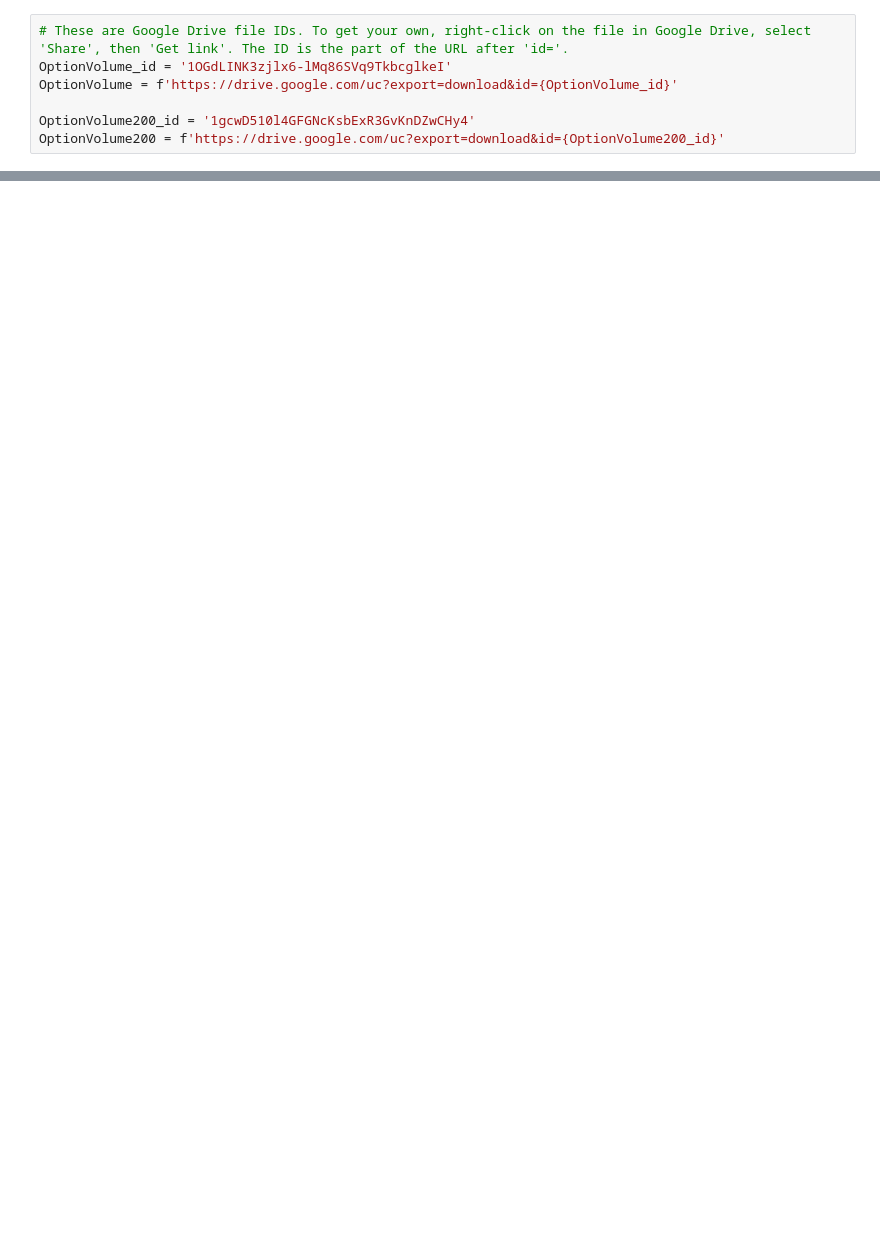
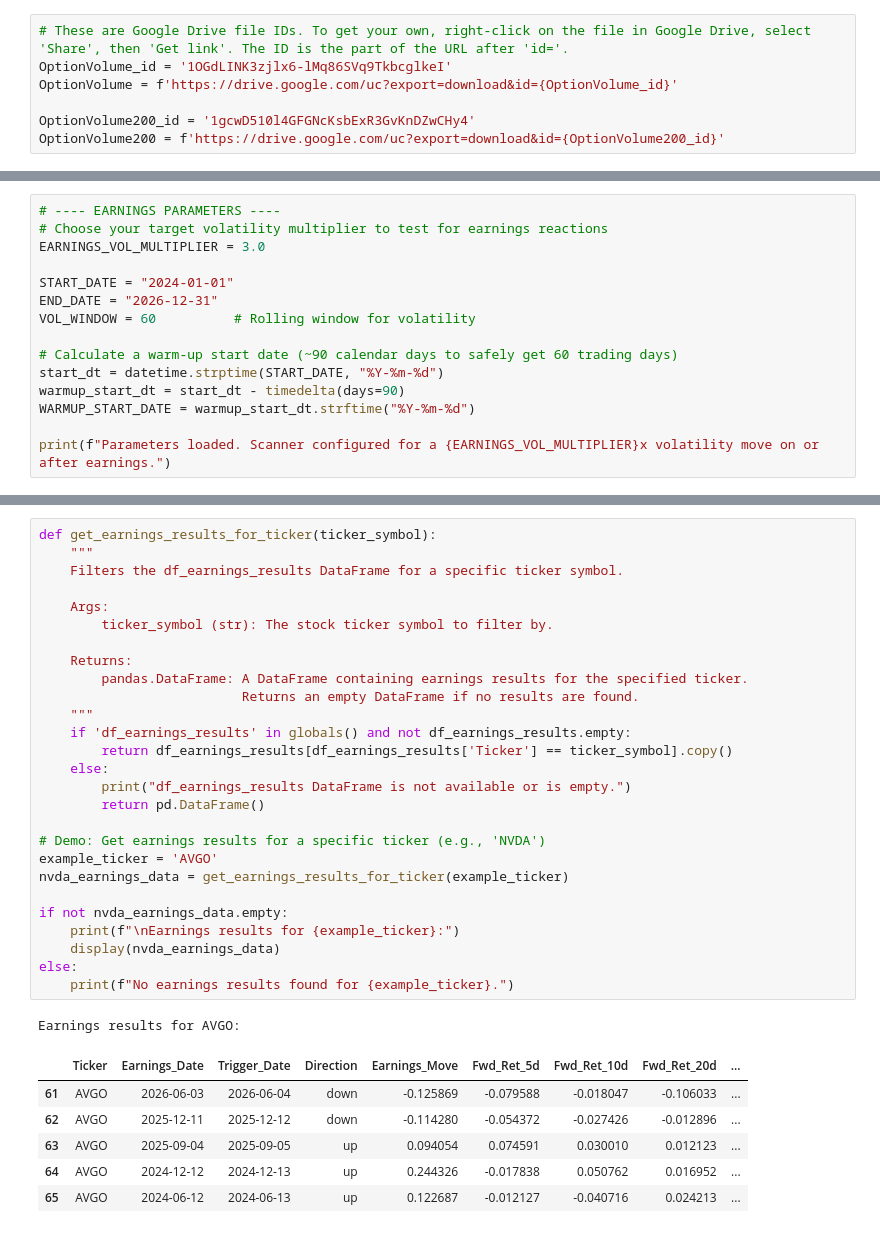
Before and after one commit to jhenningsen/Equity_Analysis, a Jupyter notebook: Breakout/Large_Earnings_Moves.ipynb, the cells around one changed output, grey strips where cells are left out. Cells and saved outputs as stored; diff of their text form; blank space fills up the shorter version.

Commit message:
Rolling back incorrect commit

```diff
--- a/Breakout/Large_Earnings_Moves.ipynb
+++ b/Breakout/Large_Earnings_Moves.ipynb
@@ -330,0 +147,15 @@ up        1              986         26.27%         11.05%          5.27%
+# %%
+# ---- EARNINGS PARAMETERS ----
+# Choose your target volatility multiplier to test for earnings reactions
+EARNINGS_VOL_MULTIPLIER = 3.0
+
+START_DATE = "2024-01-01"
+END_DATE = "2026-12-31"
+VOL_WINDOW = 60          # Rolling window for volatility
+
+# Calculate a warm-up start date (~90 calendar days to safely get 60 trading days)
+start_dt = datetime.strptime(START_DATE, "%Y-%m-%d")
+warmup_start_dt = start_dt - timedelta(days=90)
+WARMUP_START_DATE = warmup_start_dt.strftime("%Y-%m-%d")
+
+print(f"Parameters loaded. Scanner configured for a {EARNINGS_VOL_MULTIPLIER}x volatility move on or after earnings.")
@@ -330,0 +365,35 @@ up        1              986         26.27%         11.05%          5.27%
+# %%
+def get_earnings_results_for_ticker(ticker_symbol):
+    """
+    Filters the df_earnings_results DataFrame for a specific ticker symbol.
+
+    Args:
+        ticker_symbol (str): The stock ticker symbol to filter by.
+
+    Returns:
+        pandas.DataFrame: A DataFrame containing earnings results for the specified ticker.
+                          Returns an empty DataFrame if no results are found.
+    """
+    if 'df_earnings_results' in globals() and not df_earnings_results.empty:
+        return df_earnings_results[df_earnings_results['Ticker'] == ticker_symbol].copy()
+    else:
+        print("df_earnings_results DataFrame is not available or is empty.")
+        return pd.DataFrame()
+
+# Demo: Get earnings results for a specific ticker (e.g., 'NVDA')
+example_ticker = 'AVGO'
+nvda_earnings_data = get_earnings_results_for_ticker(example_ticker)
+
+if not nvda_earnings_data.empty:
+    print(f"\nEarnings results for {example_ticker}:")
+    display(nvda_earnings_data)
+else:
+    print(f"No earnings results found for {example_ticker}.")
+# %% [output]
+Earnings results for AVGO:
+|  | Ticker | Earnings_Date | Trigger_Date | Direction | Earnings_Move | Fwd_Ret_5d | Fwd_Ret_10d | Fwd_Ret_20d | ... |
+| 61 | AVGO | 2026-06-03 | 2026-06-04 | down | -0.125869 | -0.079588 | -0.018047 | -0.106033 | ... |
+| 62 | AVGO | 2025-12-11 | 2025-12-12 | down | -0.114280 | -0.054372 | -0.027426 | -0.012896 | ... |
+| 63 | AVGO | 2025-09-04 | 2025-09-05 | up | 0.094054 | 0.074591 | 0.030010 | 0.012123 | ... |
+| 64 | AVGO | 2024-12-12 | 2024-12-13 | up | 0.244326 | -0.017838 | 0.050762 | 0.016952 | ... |
+| 65 | AVGO | 2024-06-12 | 2024-06-13 | up | 0.122687 | -0.012127 | -0.040716 | 0.024213 | ... |
```
Also changed, not shown: parts of 12 cells of this notebook.
